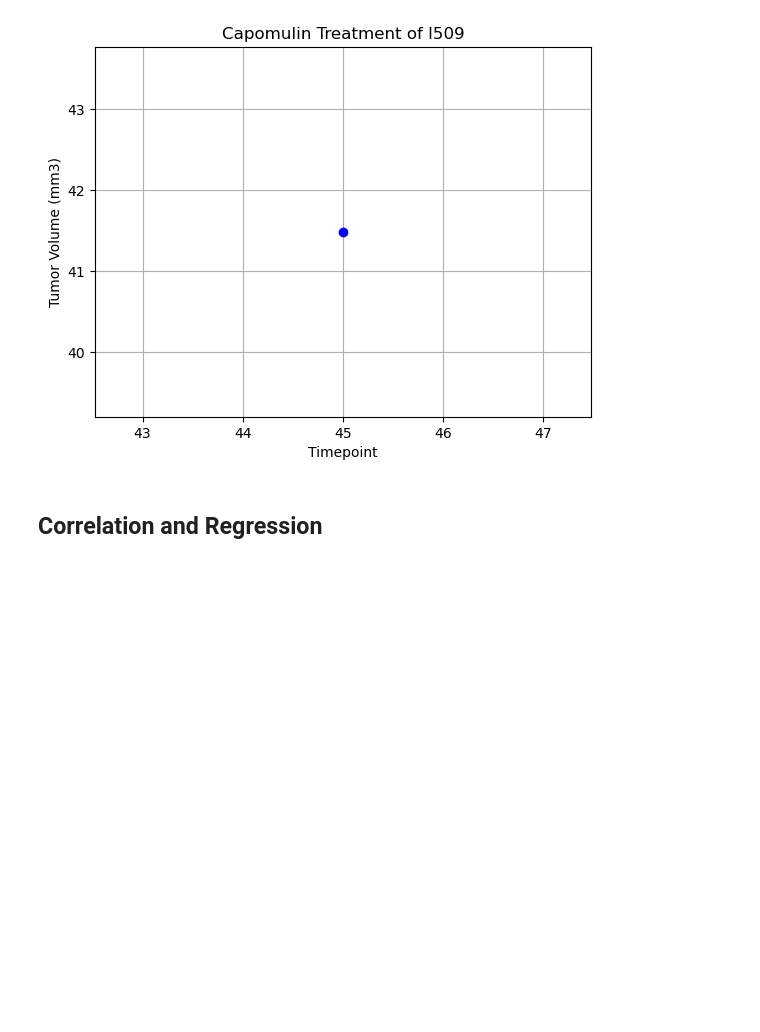
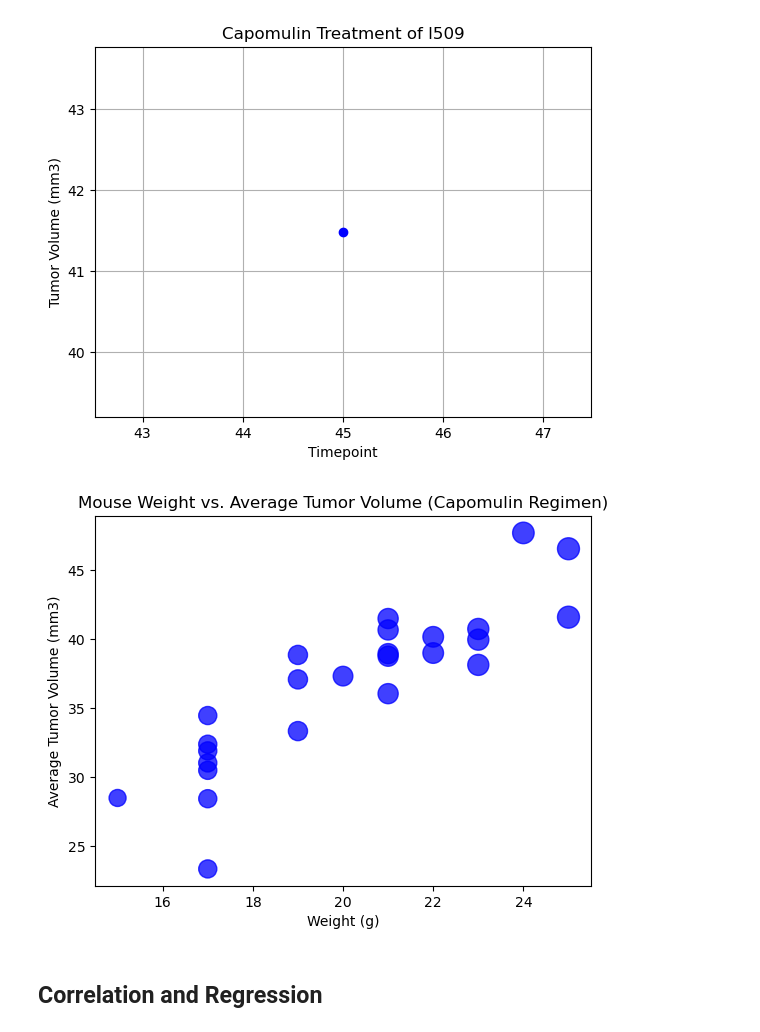
Before and after one commit to EbukaNdu/Pymaceuticals, a Jupyter notebook: pymaceuticals_starter.ipynb, the cells around one changed output. Cells and saved outputs as stored; diff of their text form; code cells hidden in the pictures; blank space fills up the shorter version.

```diff
--- a/pymaceuticals_starter.ipynb
+++ b/pymaceuticals_starter.ipynb
@@ -267,2 +265,19 @@ plt.show()
+# %%
+# Generate a scatter plot of mouse weight vs. the average observed tumor volume for the entire Capomulin regimen
+
+capomulin_data = merged_df[merged_df['Drug Regimen'] == 'Capomulin']
+
+avg_tumor_volume = capomulin_data.groupby('Mouse ID')['Tumor Volume (mm3)'].mean()
+
+capomulin_weight_data = pd.merge(avg_tumor_volume, mouse_metadata, on='Mouse ID', how='left')
+
+plt.scatter(capomulin_weight_data['Weight (g)'], capomulin_weight_data['Tumor Volume (mm3)'],
+            marker='o', facecolors='blue', s=capomulin_weight_data['Weight (g)']*10, alpha=0.75)
+plt.title('Mouse Weight vs. Average Tumor Volume (Capomulin Regimen)')
+plt.xlabel('Weight (g)')
+plt.ylabel('Average Tumor Volume (mm3)')
+plt.show()
+# %% [output]
+[figure, added]
 # %% [markdown]
 ## Correlation and Regression
```
Also changed, not shown: parts of 3 cells of this notebook.
